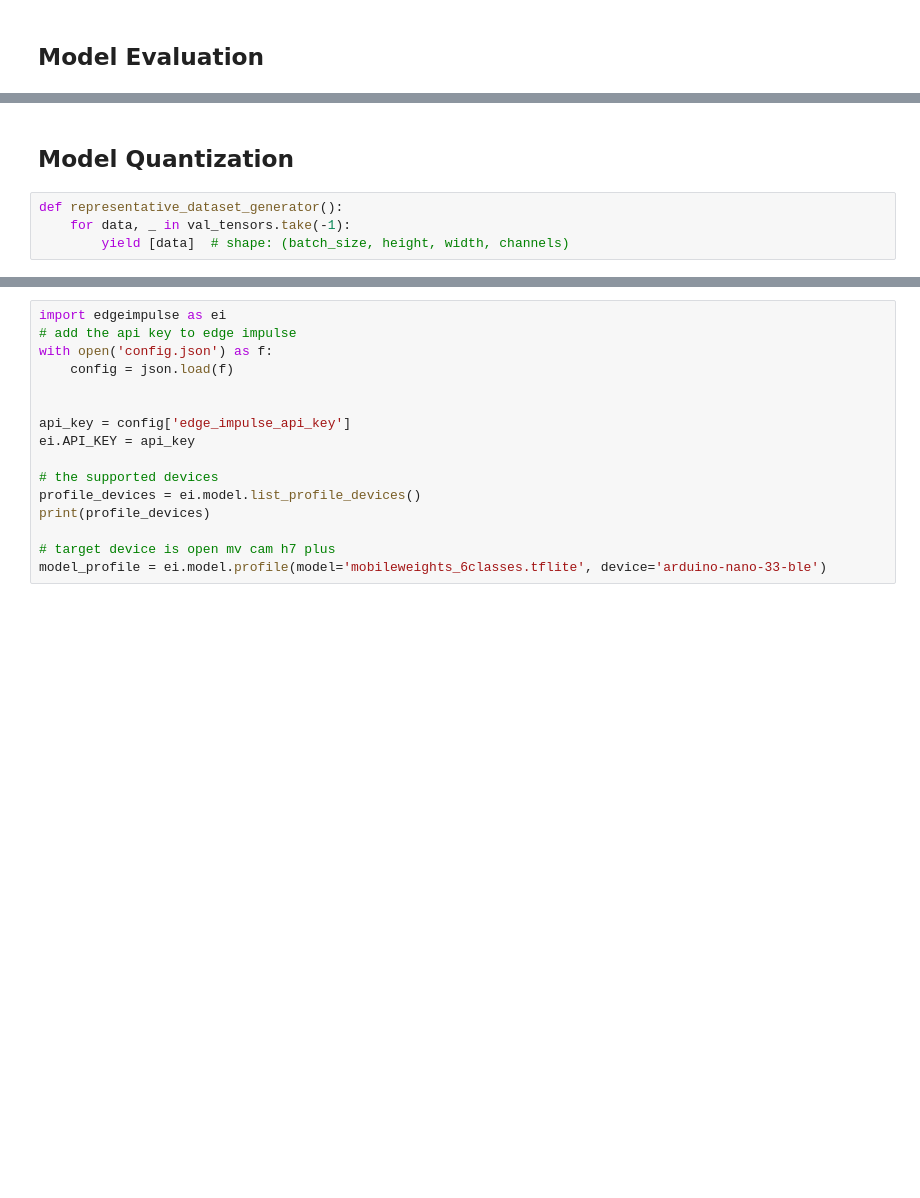
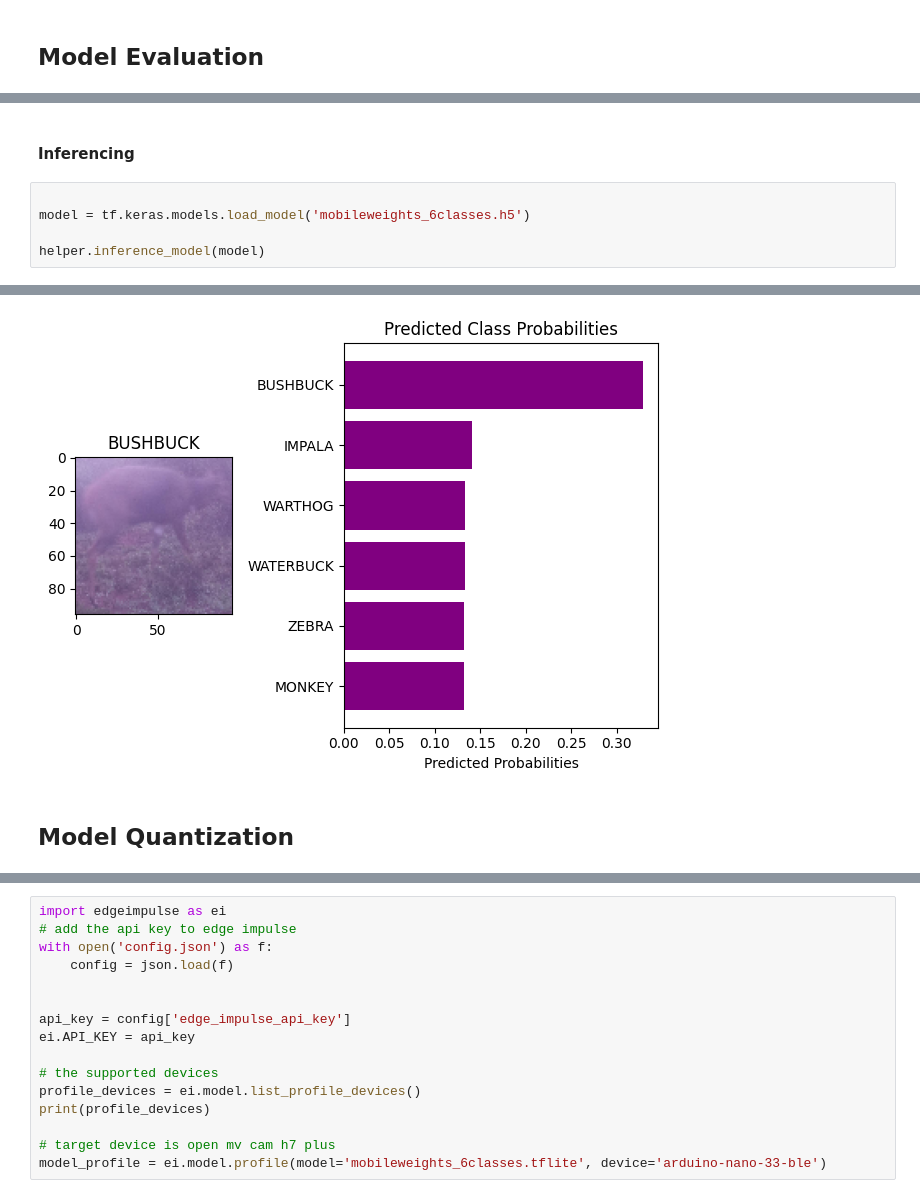
Before and after one commit to DeKUT-DSAIL/dsail-tech4wildlife, a Jupyter notebook: PART-2/camera_trap_tutorial.ipynb, the cells around one changed output, grey strips where cells are left out. Cells and saved outputs as stored; diff of their text form; blank space fills up the shorter version.

```diff
--- a/PART-2/camera_trap_tutorial.ipynb
+++ b/PART-2/camera_trap_tutorial.ipynb
@@ -330,0 +322,8 @@ plt.show()
+# %% [markdown]
+#### Inferencing
+# %%
+
+model = tf.keras.models.load_model('mobileweights_6classes.h5')
+
+helper.inference_model(model)
+# %% [output]
@@ -331,7 +332,4 @@ plt.show()
+[figure, added]
 # %% [markdown]
 ## Model Quantization
-# %%
-def representative_dataset_generator():
-    for data, _ in val_tensors.take(-1):
-        yield [data]  # shape: (batch_size, height, width, channels)
 # %%
```
Also changed, not shown: parts of 14 cells of this notebook, 3 other files.
